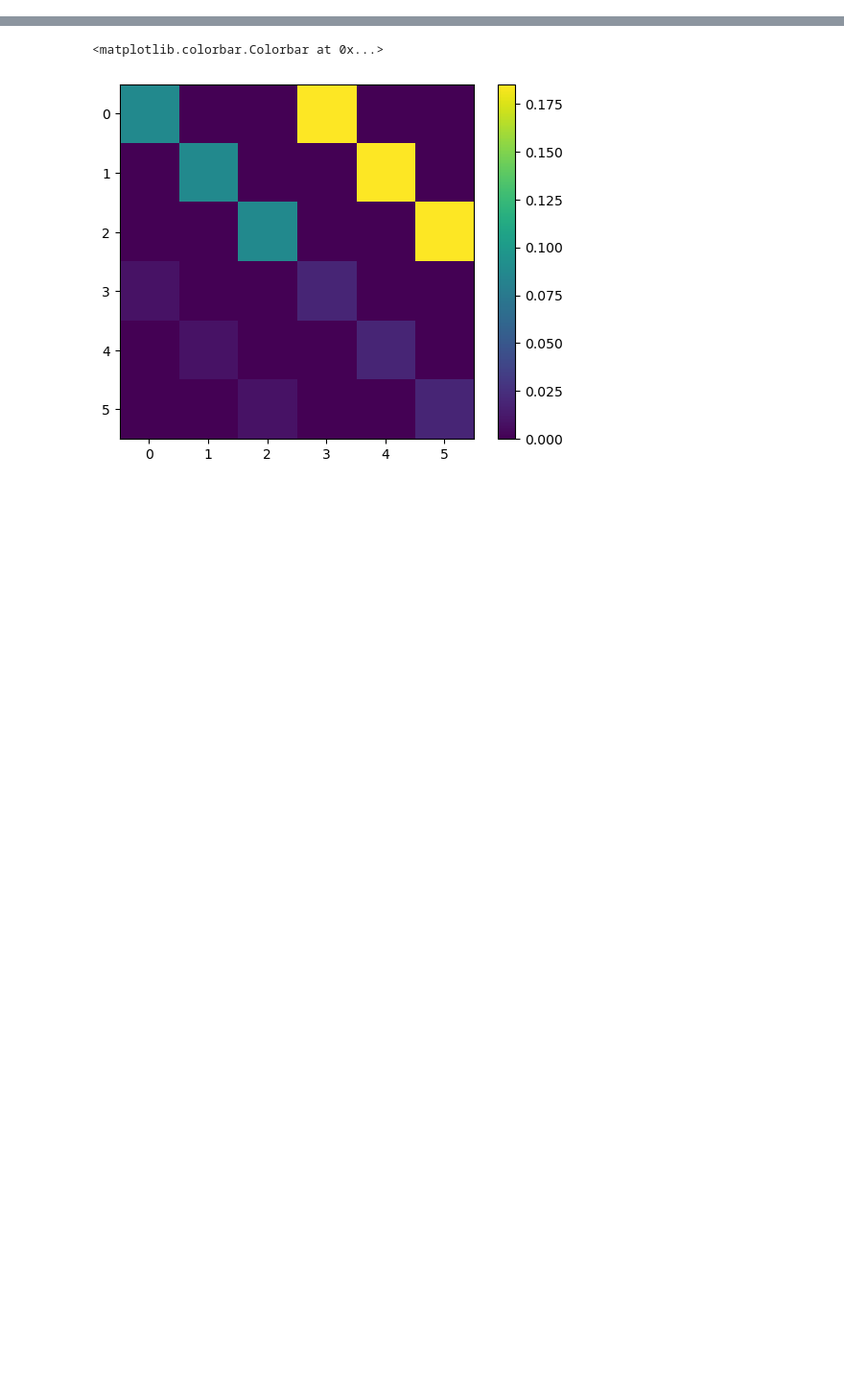
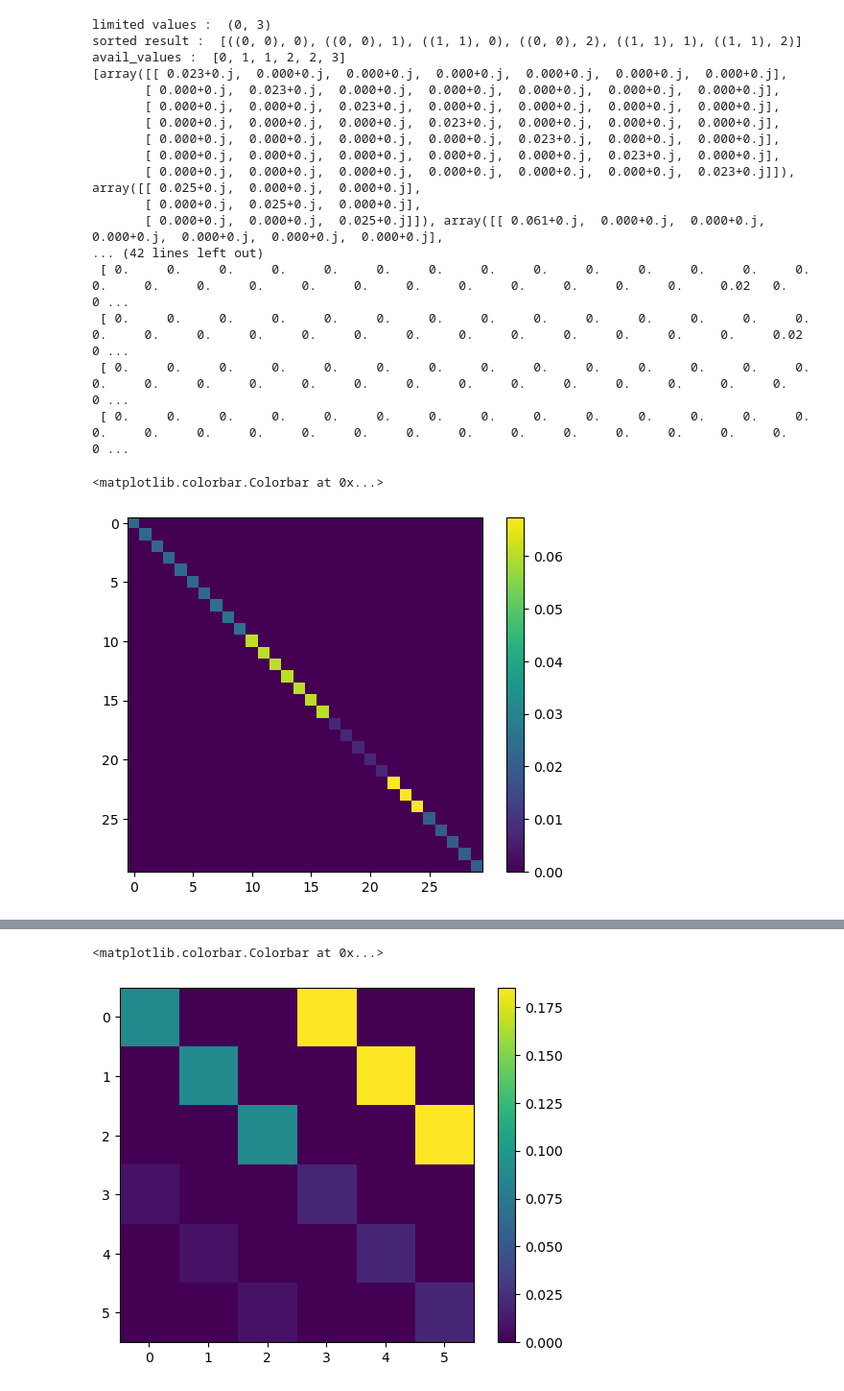
Before and after one commit to Ha-Nul/Codes, a Jupyter notebook: Python/PhD/2025-04-18_DMP_construct.ipynb, the cells around one changed output, grey strips where cells are left out. Shown: that part at 96% size. Cells and saved outputs as stored; diff of their text form; code cells hidden in the pictures; blank space fills up the shorter version.

```diff
--- a/Python/PhD/2025-04-18_DMP_construct.ipynb
+++ b/Python/PhD/2025-04-18_DMP_construct.ipynb
@@ -183,3 +180,28 @@ array([[ 0.088 +0.000e+00j,  0.000 +0.000e+00j,  0.000 +0.000e+00j,  0.009 -1.76
+# %%
+testbed = Unit_block_diag_compose(Sys_block,Cal_Gibbs_T,rhoRS)
+
+plt.imshow(testbed.real)
+plt.colorbar()
+# %% [output]
+limited values :  (0, 3)
+sorted result :  [((0, 0), 0), ((0, 0), 1), ((1, 1), 0), ((0, 0), 2), ((1, 1), 1), ((1, 1), 2)]
+avail_values :  [0, 1, 1, 2, 2, 3]
+[array([[ 0.023+0.j,  0.000+0.j,  0.000+0.j,  0.000+0.j,  0.000+0.j,  0.000+0.j,  0.000+0.j],
+       [ 0.000+0.j,  0.023+0.j,  0.000+0.j,  0.000+0.j,  0.000+0.j,  0.000+0.j,  0.000+0.j],
+       [ 0.000+0.j,  0.000+0.j,  0.023+0.j,  0.000+0.j,  0.000+0.j,  0.000+0.j,  0.000+0.j],
+       [ 0.000+0.j,  0.000+0.j,  0.000+0.j,  0.023+0.j,  0.000+0.j,  0.000+0.j,  0.000+0.j],
+       [ 0.000+0.j,  0.000+0.j,  0.000+0.j,  0.000+0.j,  0.023+0.j,  0.000+0.j,  0.000+0.j],
+       [ 0.000+0.j,  0.000+0.j,  0.000+0.j,  0.000+0.j,  0.000+0.j,  0.023+0.j,  0.000+0.j],
+       [ 0.000+0.j,  0.000+0.j,  0.000+0.j,  0.000+0.j,  0.000+0.j,  0.000+0.j,  0.023+0.j]]), array([[ 0.025+0.j,  0.000+0.j,  0.000+0.j],
+       [ 0.000+0.j,  0.025+0.j,  0.000+0.j],
+       [ 0.000+0.j,  0.000+0.j,  0.025+0.j]]), array([[ 0.061+0.j,  0.000+0.j,  0.000+0.j,  0.000+0.j,  0.000+0.j,  0.000+0.j,  0.000+0.j],
+... (42 lines left out)
+ [ 0.     0.     0.     0.     0.     0.     0.     0.     0.     0.     0.     0.     0.     0.     0.     0.     0.     0.     0.     0.     0.     0.     0.     0.     0.     0.     0.02   0.     0 ...
+ [ 0.     0.     0.     0.     0.     0.     0.     0.     0.     0.     0.     0.     0.     0.     0.     0.     0.     0.     0.     0.     0.     0.     0.     0.     0.     0.     0.     0.02   0 ...
+ [ 0.     0.     0.     0.     0.     0.     0.     0.     0.     0.     0.     0.     0.     0.     0.     0.     0.     0.     0.     0.     0.     0.     0.     0.     0.     0.     0.     0.     0 ...
+ [ 0.     0.     0.     0.     0.     0.     0.     0.     0.     0.     0.     0.     0.     0.     0.     0.     0.     0.     0.     0.     0.     0.     0.     0.     0.     0.     0.     0.     0 ...
+<matplotlib.colorbar.Colorbar at 0x...>
+[figure, added]
 # %%
 #System construction, False case
 Nup_asdf_qobj = Qobj(Sys_block)
```
Also changed, not shown: parts of 9 cells of this notebook, 2 other files.
